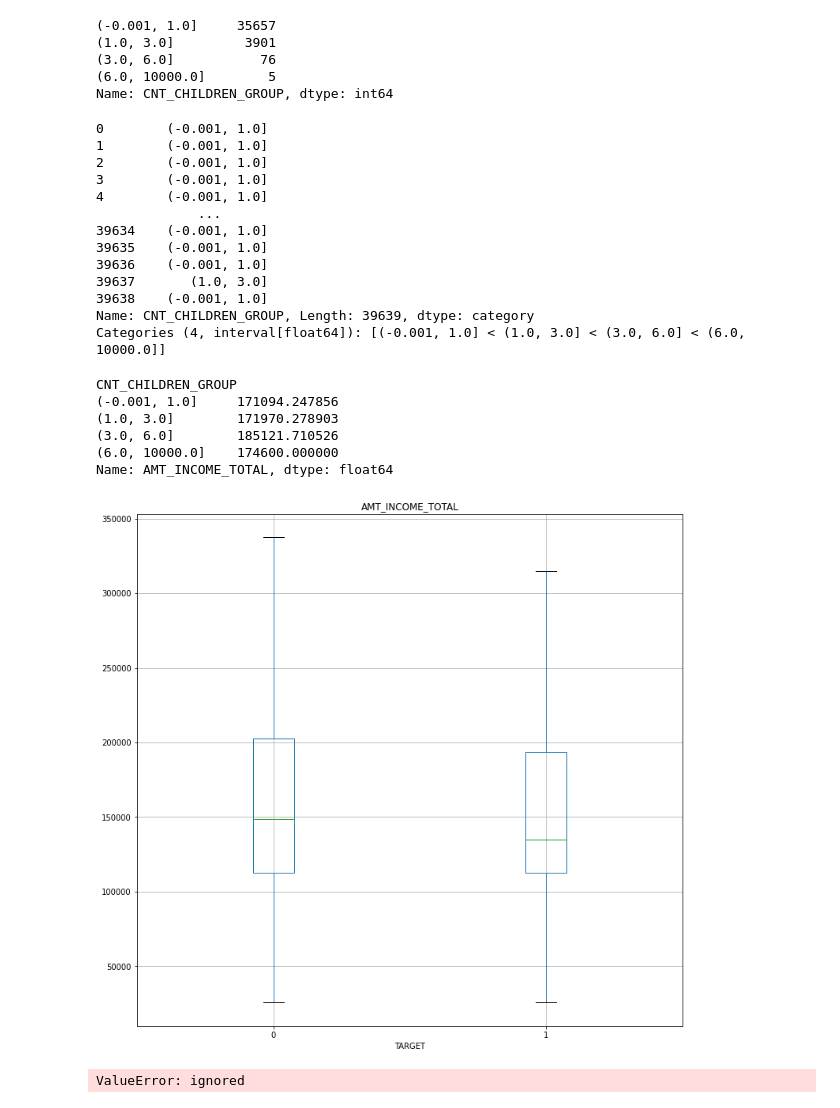
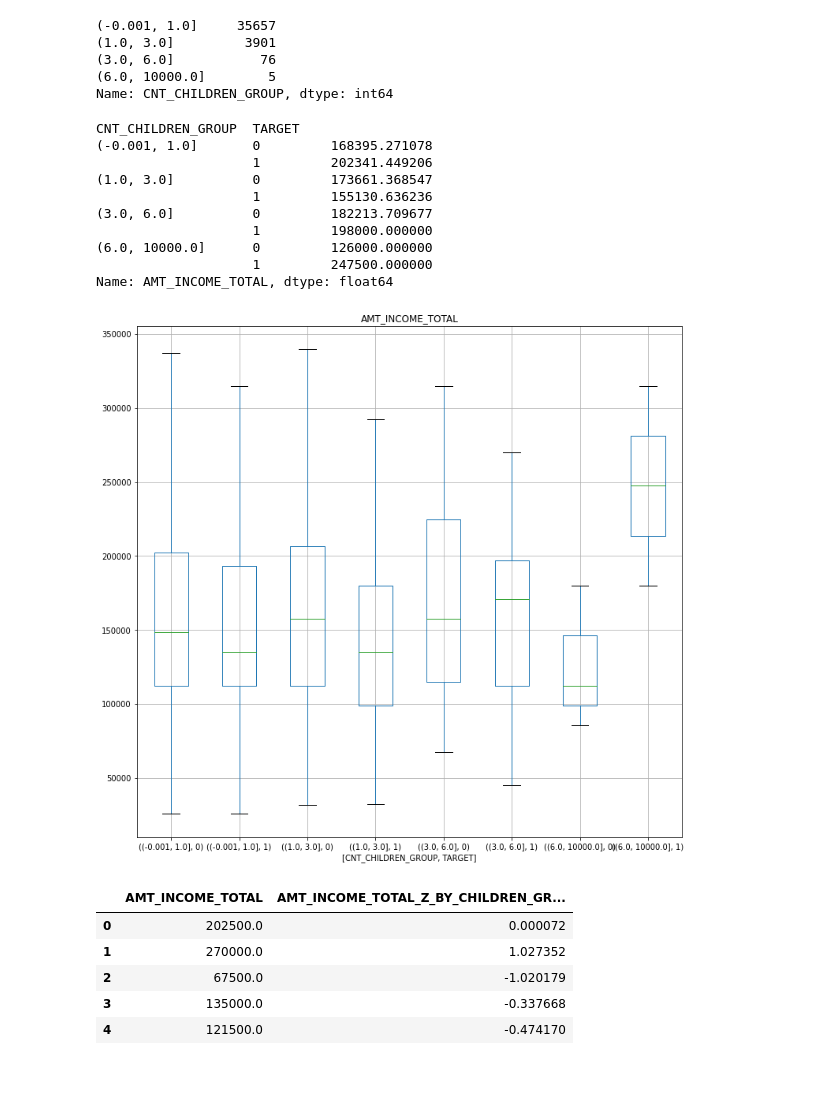
Before and after one commit to ccjameslai/ML100Days, a Jupyter notebook: homework/Day_013_HW.ipynb, the cells around one changed output. Drawn from its saved outputs; the diff is of its cells as text; code cells hidden in the pictures; blank space fills up the shorter version.

```diff
--- a/homework/Day_013_HW.ipynb
+++ b/homework/Day_013_HW.ipynb
@@ -61,58 +61,51 @@ app_train['CNT_CHILDREN_GROUP'].value_counts()
 (3.0, 6.0]           76
 (6.0, 10000.0]        5
 Name: CNT_CHILDREN_GROUP, dtype: int64
-# %%
-app_train['CNT_CHILDREN_GROUP']
-# %% [output]
-0        (-0.001, 1.0]
-1        (-0.001, 1.0]
-2        (-0.001, 1.0]
-3        (-0.001, 1.0]
-4        (-0.001, 1.0]
-             ...
-39634    (-0.001, 1.0]
-39635    (-0.001, 1.0]
-39636    (-0.001, 1.0]
-39637       (1.0, 3.0]
-39638    (-0.001, 1.0]
-Name: CNT_CHILDREN_GROUP, Length: 39639, dtype: category
-Categories (4, interval[float64]): [(-0.001, 1.0] < (1.0, 3.0] < (3.0, 6.0] < (6.0, 10000.0]]
 # %%
 #2-1
 """
 Your code here
 """
-grp = app_train['CNT_CHILDREN_GROUP']
+grp = ['CNT_CHILDREN_GROUP', 'TARGET']
 
 grouped_df = app_train.groupby(grp)['AMT_INCOME_TOTAL']
 grouped_df.mean()
 # %% [output]
-CNT_CHILDREN_GROUP
-(-0.001, 1.0]     171094.247856
-(1.0, 3.0]        171970.278903
-(3.0, 6.0]        185121.710526
-(6.0, 10000.0]    174600.000000
+CNT_CHILDREN_GROUP  TARGET
+(-0.001, 1.0]       0         168395.271078
+                    1         202341.449206
+(1.0, 3.0]          0         173661.368547
+                    1         155130.636236
+(3.0, 6.0]          0         182213.709677
+                    1         198000.000000
+(6.0, 10000.0]      0         126000.000000
+                    1         247500.000000
 Name: AMT_INCOME_TOTAL, dtype: float64
 # %%
 #2-2
 """
 Your code here
 """
 plt_column = 'AMT_INCOME_TOTAL'
-plt_by = 'TARGET'
+plt_by = grp
 
 app_train.boxplot(column=plt_column, by = plt_by, showfliers = False, figsize=(12,12))
 plt.suptitle('')
 plt.show()
 # %% [output]
-[figure, old version]
+[figure, new version]
 # %%
 #3
 """
 Your code here
 """
-app_train['AMT_INCOME_TOTAL_Z_BY_CHILDREN_GRP-TARGET'] = grouped_df.apply(lambda x: (x - grouped_df.mean())/grouped_df.std)
+app_train['AMT_INCOME_TOTAL_Z_BY_CHILDREN_GRP-TARGET'] = grouped_df.apply(lambda x: (x - np.mean(x))/np.std(x))
 
 app_train[['AMT_INCOME_TOTAL','AMT_INCOME_TOTAL_Z_BY_CHILDREN_GRP-TARGET']].head()
 # %% [output]
-ValueError: ignored
+|  | AMT_INCOME_TOTAL | AMT_INCOME_TOTAL_Z_BY_CHILDREN_GR... |
+| 0 | 202500.0 | 0.000072 |
+| 1 | 270000.0 | 1.027352 |
+| 2 | 67500.0 | -1.020179 |
+| 3 | 135000.0 | -0.337668 |
+| 4 | 121500.0 | -0.474170 |
```
